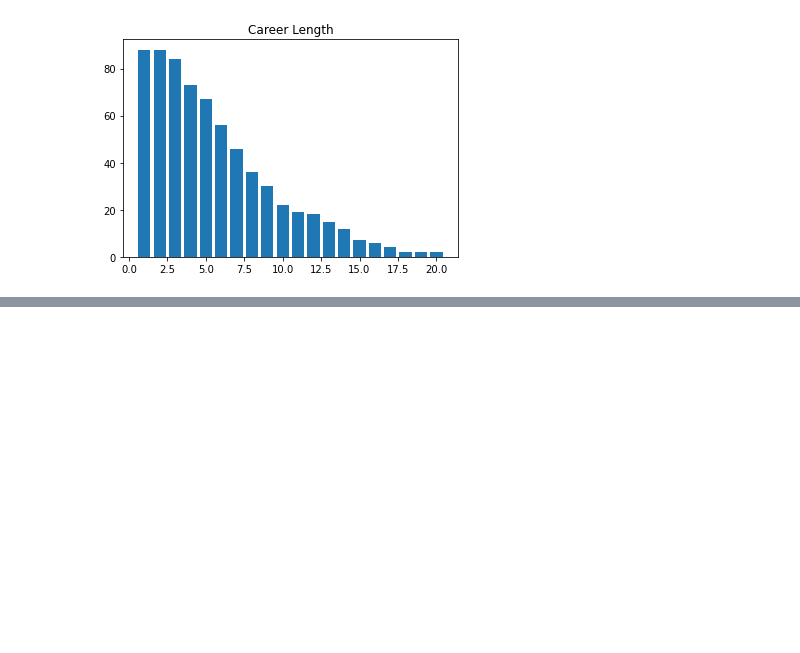
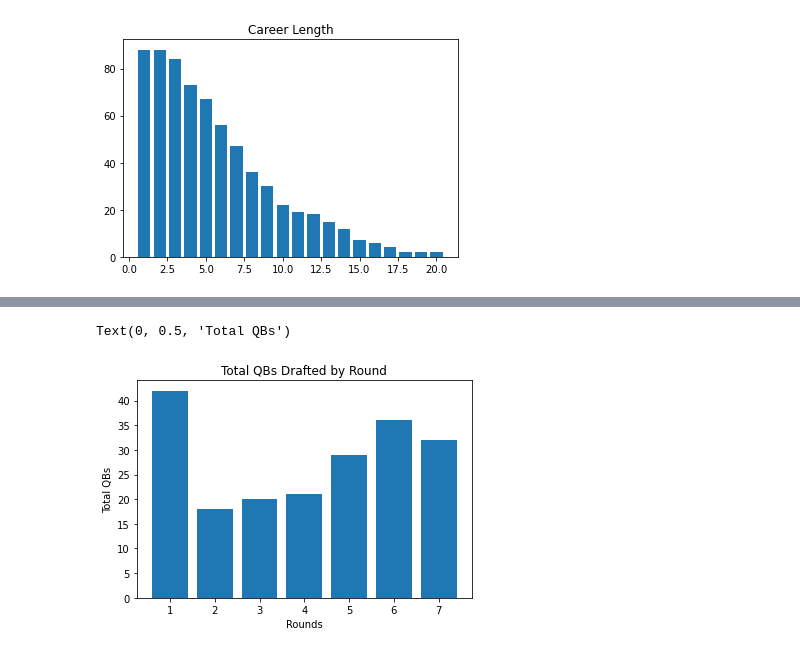
Before and after one commit to mikejackson35/mica_team, a Jupyter notebook: CC_QBDraftAnalysis.ipynb, the cells around one changed output, grey strips where cells are left out. Saved outputs shown, nothing was run; the diff lists cells and outputs as text; code cells hidden in the pictures; blank space fills up the shorter version.

```diff
--- a/CC_QBDraftAnalysis.ipynb
+++ b/CC_QBDraftAnalysis.ipynb
@@ -10,8 +10,10 @@ import pprint
 # %%
 qb_file= "Resources/raw.csv"
 qb_stats_file = "Resources/static_data.csv"
+all_qbs_file= "Resources/new_qb.csv"
 qb_df=pd.read_csv(qb_stats_file)
 qb_stats_df=pd.read_csv(qb_file)
+all_qbs_df=pd.read_csv(all_qbs_file)
 # %%
 qb_stats_df
 # %% [output]
@@ -76,0 +112,4 @@ Text(0.5, 1.0, 'Career Length')
+# %%
+#Graph the number drafted and group by round
+all_qb_by_round=all_qbs_df.groupby(["Rnd"]).count()
+all_qb_by_round['Year']
@@ -76,0 +126,10 @@ Text(0.5, 1.0, 'Career Length')
+# %%
+Round=all_qb_by_round.index
+Total_per_round=all_qb_by_round['Year']
+plt.bar(Round,Total_per_round)
+plt.title('Total QBs Drafted by Round')
+plt.xlabel('Rounds')
+plt.ylabel('Total QBs')
+# %% [output]
+Text(0, 0.5, 'Total QBs')
+[figure, added]
```
Also changed, not shown: parts of 8 cells of this notebook, 4 other files.
